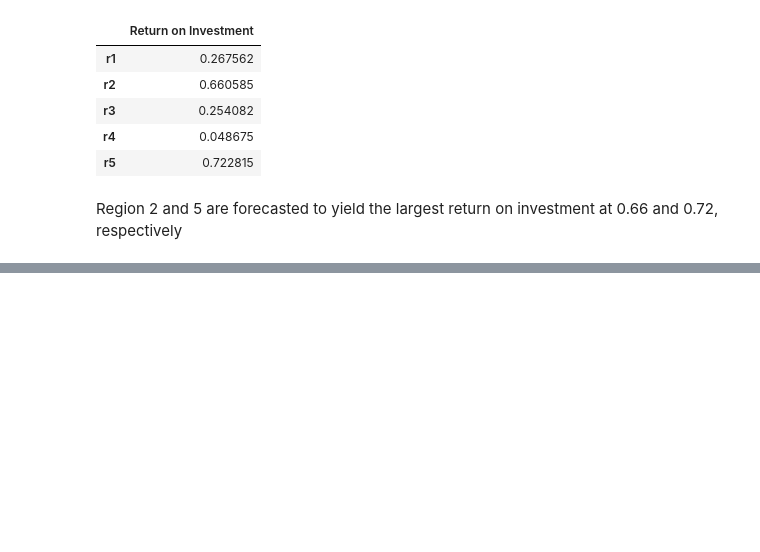
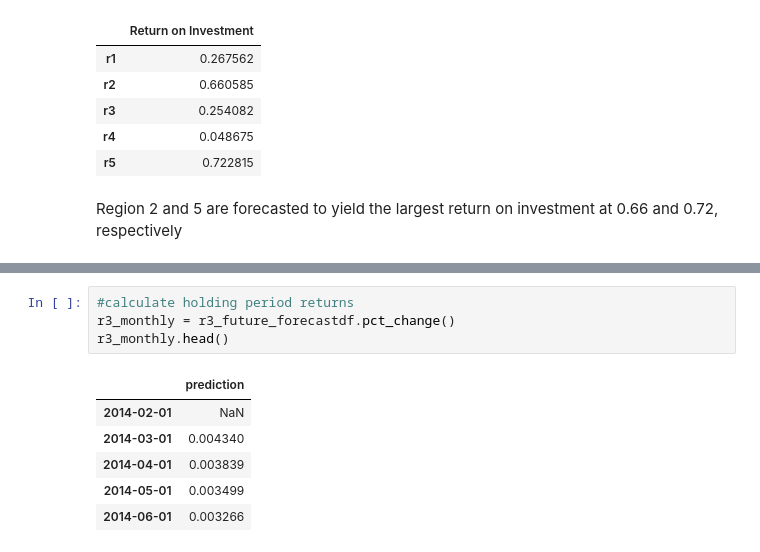
Before and after one commit to yehcolum/ZillowTimeSeries, a Jupyter notebook: time-series/Zillow Data Time Series Analysis.ipynb, the cells around one changed output, grey strips where cells are left out. Cells and saved outputs as stored; diff of their text form; blank space fills up the shorter version.

```diff
--- a/time-series/Zillow Data Time Series Analysis.ipynb
+++ b/time-series/Zillow Data Time Series Analysis.ipynb
@@ -1555,0 +1573,11 @@ See the caveats in the documentation: https://pandas.pydata.org/pandas-docs/stab
+# %%
+#calculate holding period returns
+r3_monthly = r3_future_forecastdf.pct_change()
+r3_monthly.head()
+# %% [output]
+|  | prediction |
+| 2014-02-01 | NaN |
+| 2014-03-01 | 0.004340 |
+| 2014-04-01 | 0.003839 |
+| 2014-05-01 | 0.003499 |
+| 2014-06-01 | 0.003266 |
```
Also changed, not shown: parts of 37 cells of this notebook.
